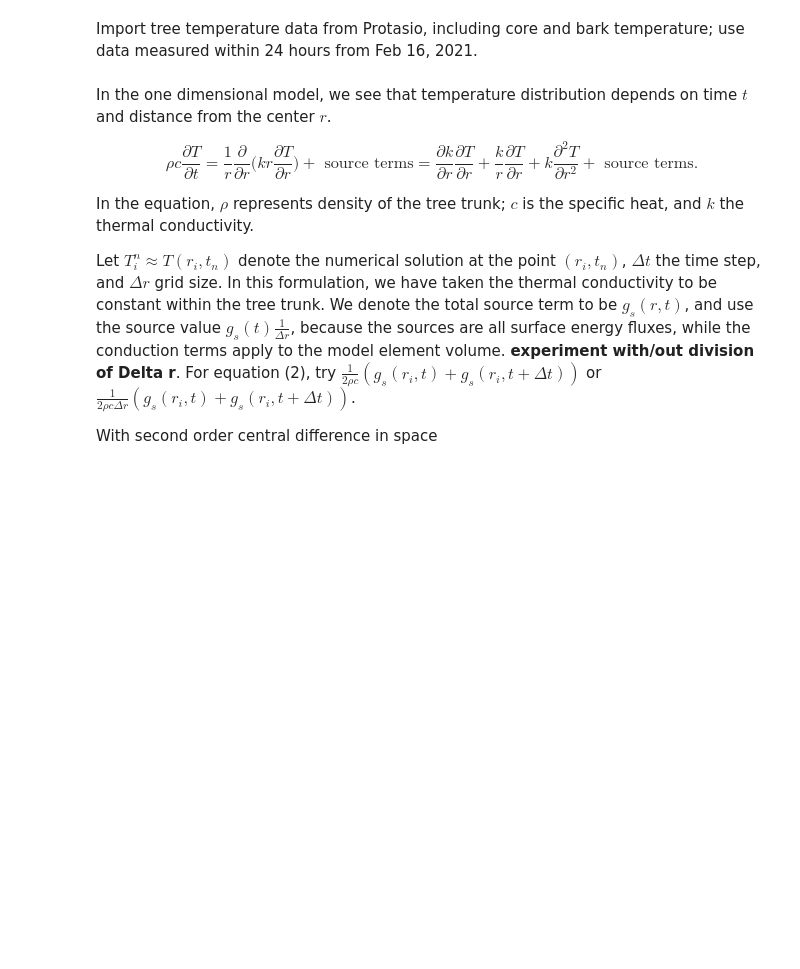
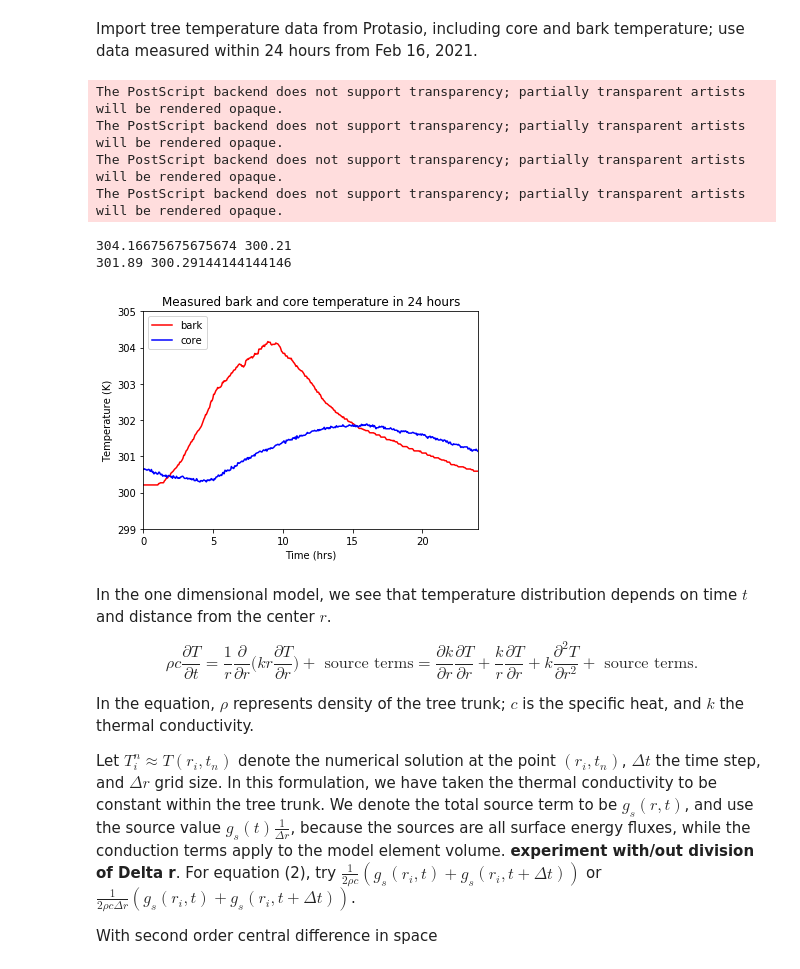
Before and after one commit to yajuna/treeRemote, a Jupyter notebook: notebook/treePower.ipynb, the cells around one changed output. Cells and saved outputs as stored; diff of their text form; code cells hidden in the pictures; blank space fills up the shorter version.

```diff
--- a/notebook/treePower.ipynb
+++ b/notebook/treePower.ipynb
@@ -314,3 +307,33 @@ def make_temp_input(parameters):
+# %%
+temp_input = make_temp_input(parameters)
+# print("bark_temp = " + str(temp_input["bark_temp"]))
+# print("core_temp = " + str(temp_input["core_temp"]))
+# print("diff_temp = " + str(temp_input["diff_temp"]))
+
+bark_temp = temp_input["bark_temp"]
+core_temp = temp_input["core_temp"]
+
+print(bark_temp.max(), bark_temp.min())
+print(core_temp.max(), core_temp.min())
+
+plt.plot(time, bark_temp, 'r-', label='bark')
+plt.plot(time, core_temp, 'b-', label='core')
+plt.legend(loc="upper left")
+message = f"Measured bark and core temperature in 24 hours"
+plt.title(message)
+plt.axis([0, 24, 299, 305])
+plt.xlabel('Time (hrs)')
+plt.ylabel('Temperature (K)')
+plt.savefig('/Users/yajuna/Development/tree/notebook/' + 'measured_temp' + '.eps', format='eps', dpi=300,bbox_inches='tight')
+plt.show()
+# %% [output]
+The PostScript backend does not support transparency; partially transparent artists will be rendered opaque.
+The PostScript backend does not support transparency; partially transparent artists will be rendered opaque.
+The PostScript backend does not support transparency; partially transparent artists will be rendered opaque.
+The PostScript backend does not support transparency; partially transparent artists will be rendered opaque.
+304.16675675675674 300.21
+301.89 300.29144144144146
+[figure, added]
 # %% [markdown]
 In the one dimensional model, we see that temperature distribution depends on time $t$ and distance from the center $r$.
 
```
Also changed, not shown: parts of 9 cells of this notebook.
